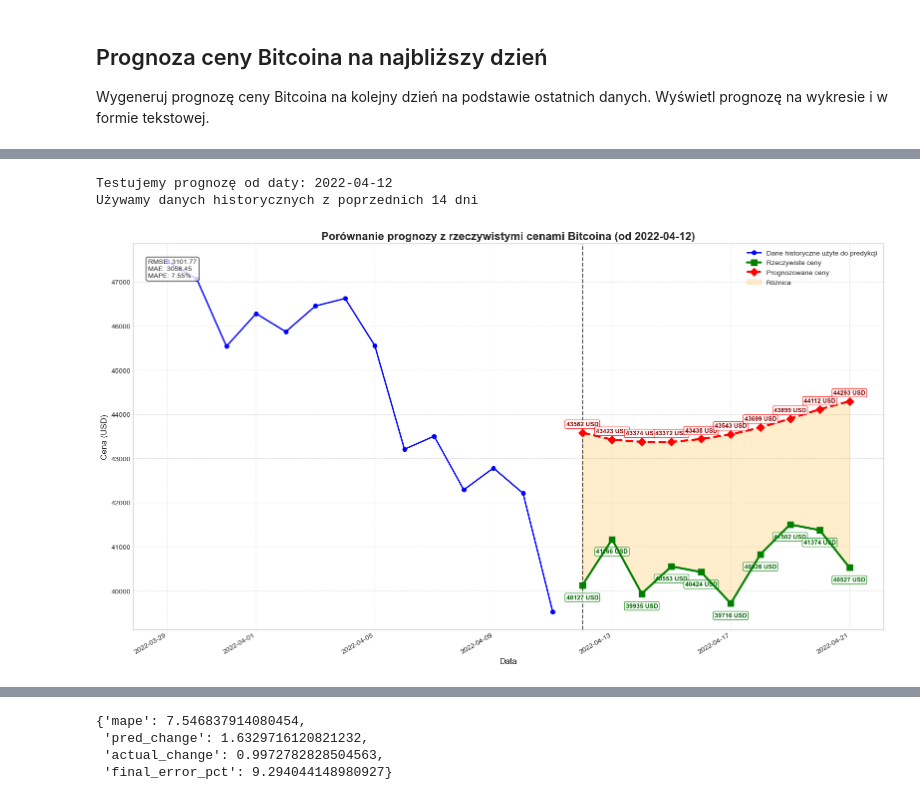
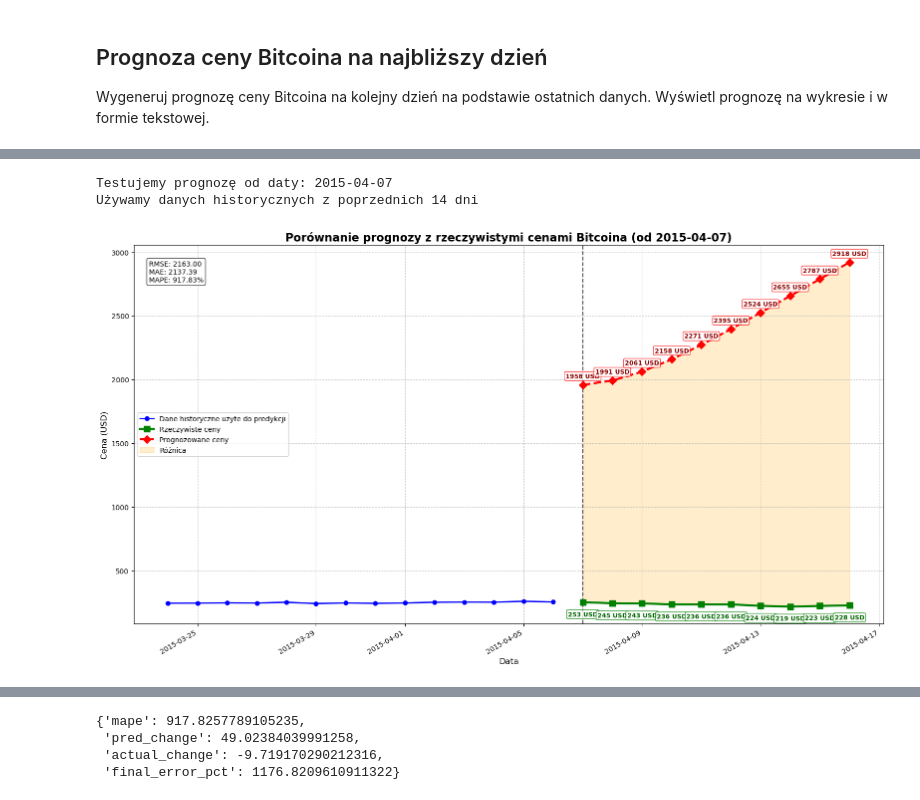
Before and after one commit to LiCHUTKO/bitcoin-price-prediction, a Jupyter notebook: notebook.ipynb, the cells around one changed output, grey strips where cells are left out. Cells and saved outputs as stored; diff of their text form; code cells hidden in the pictures.

```diff
--- a/notebook.ipynb
+++ b/notebook.ipynb
@@ -16,27 +12,13 @@ import tensorflow as tf
 from tensorflow import keras
 from tensorflow.keras.layers import Dense, LSTM, Dropout, BatchNormalization
 from tensorflow.keras.models import Sequential
+from tensorflow.keras.callbacks import EarlyStopping, ModelCheckpoint
 
 from sklearn.preprocessing import MinMaxScaler
 from sklearn.metrics import mean_squared_error, mean_absolute_error, r2_score
+from sklearn.model_selection import train_test_split
 
 import yfinance as yf
-
-import random
-import os
-
-from sklearn.model_selection import train_test_split
-
-# Ustawienia powtarzalności
-SEED = 42
-np.random.seed(SEED)
-tf.random.set_seed(SEED)
-random.seed(SEED)
-os.environ['PYTHONHASHSEED'] = str(SEED)
-
-# Ustawienia wykresów
-plt.style.use('seaborn-v0_8-darkgrid')
-sns.set_palette('viridis')
 # %% [markdown]
 ## Pobieranie i eksploracja danych o cenach Bitcoina
 
@@ -460,23 +372,11 @@ Procentowa zmiana między pierwszą a ostatnią prognozą: 0.89%
 # %%
-# Testowanie modelu na losowych danych historycznych
 def test_bitcoin_prediction(data, model, scaler, window_size, random_seed=None):
-    """
-    Testuje predykcję ceny Bitcoina na losowo wybranym okresie z przeszłości.
 
-    Args:
-        data: DataFrame z danymi historycznymi
-        model: Wytrenowany model LSTM
-        scaler: Skaler do normalizacji danych
-        window_size: Rozmiar okna wejściowego dla LSTM
-        random_seed: Ziarno losowości dla powtarzalności
-    """
-    # Ustawienie ziarna losowości
     if random_seed is not None:
         np.random.seed(random_seed)
 
-    test_period = 10  # Liczba dni do prognozowania
+    test_period = 10
 
-    # Wybór losowego momentu z przeszłości (upewniając się, że mamy wystarczająco danych)
     min_index = window_size + 20
     max_index = len(data) - test_period - 20
     past_date_index = np.random.randint(min_index, max_index)
@@ -485,62 +385,47 @@ def test_bitcoin_prediction(data, model, scaler, window_size, random_seed=None):
     print(f"Testujemy prognozę od daty: {past_date.date()}")
     print(f"Używamy danych historycznych z poprzednich {window_size} dni")
 
-    # Pobranie danych do testów
     historical_window = data['Close'].values[past_date_index - window_size:past_date_index].copy()
     future_actual_prices = data['Close'].values[past_date_index:past_date_index + test_period]
     future_actual_dates = data.index[past_date_index:past_date_index + test_period]
 
-    # Listy do przechowywania przewidywań
     test_future_dates = []
     test_future_prices = []
     current_window = historical_window.copy()
 
-    # Wykonaj predykcje rekurencyjne na kolejne dni
     for i in range(test_period):
-        # Przygotuj dane wejściowe dla modelu
         x_input = scaler.transform(current_window.reshape(-1, 1)).flatten()
         x_input = np.array(x_input).reshape(1, window_size, 1)
 
-        # Przewidywanie ceny
         price_scaled = model.predict(x_input, verbose=0)[0][0]
         predicted_price = scaler.inverse_transform([[price_scaled]])[0][0]
 
-        # Dodaj datę i cenę
         current_date = data.index[past_date_index + i]
         test_future_dates.append(current_date)
         test_future_prices.append(predicted_price)
 
-        # Aktualizuj okno przesuwne (usuń najstarszy punkt, dodaj nową prognozę)
         current_window = np.append(current_window[1:], predicted_price)
 
-    # Konwersja danych do jednowymiarowych tablic NumPy (to naprawia błąd fill_between)
     test_future_prices = np.array(test_future_prices).flatten()
     future_actual_prices = np.array(future_actual_prices).flatten()
 
-    # Tworzenie wykresu porównawczego
     plt.figure(figsize=(16, 9))
 
-    # Rysowanie danych historycznych używanych do predykcji
     historical_dates = data.index[past_date_index - window_size:past_date_index].tolist()
     historical_prices = data['Close'].values[past_date_index - window_size:past_date_index].tolist()
     plt.plot(historical_dates, historical_prices, 'b-', marker='o', linewidth=2,
              markersize=6, label='Dane historyczne użyte do predykcji')
 
-    # Rysowanie rzeczywistych cen
     plt.plot(future_actual_dates, future_actual_prices, 'g-', marker='s', linewidth=3,
              markersize=8, label='Rzeczywiste ceny', zorder=4)
 
-    # Rysowanie prognoz
     plt.plot(test_future_dates, test_future_prices, 'r--', linewidth=3, marker='D',
              markersize=8, label='Prognozowane ceny', zorder=3)
 
-    # Dodanie wypełnienia dla lepszej wizualizacji różnicy między prognozą a rzeczywistością
     plt.fill_between(test_future_dates, test_future_prices, future_actual_prices,
                      color='orange', alpha=0.2, label='Różnica')
 
-    # Dodanie etykiet z cenami dla prognoz i rzeczywistych wartości
     for i, (date, pred, actual) in enumerate(zip(test_future_dates, test_future_prices, future_actual_prices)):
-        # Etykiety dla prognoz
         plt.annotate(f'{int(pred)} USD',
                      xy=(date, pred),
                      xytext=(0, 10),
@@ -551,7 +436,6 @@ def test_bitcoin_prediction(data, model, scaler, window_size, random_seed=None):
                      ha='center',
                      bbox=dict(boxstyle='round,pad=0.2', fc='white', ec='red', alpha=0.8))
 
-        # Etykiety dla rzeczywistych cen
         plt.annotate(f'{int(actual)} USD',
                      xy=(date, actual),
                      xytext=(0, -20),
@@ -562,10 +446,8 @@ def test_bitcoin_prediction(data, model, scaler, window_size, random_seed=None):
                      ha='center',
                      bbox=dict(boxstyle='round,pad=0.2', fc='white', ec='green', alpha=0.8))
 
-    # Dodanie pionowej linii oddzielającej dane historyczne od prognoz
     plt.axvline(x=past_date, color='black', linestyle='--', alpha=0.7)
 
-    # Dodanie opisów i tytułu
     plt.title(f'Porównanie prognozy z rzeczywistymi cenami Bitcoina (od {past_date.date()})',
               fontsize=16, fontweight='bold')
     plt.xlabel('Data', fontsize=12)
@@ -575,15 +457,12 @@ def test_bitcoin_prediction(data, model, scaler, window_size, random_seed=None):
     plt.legend(loc='best')
     plt.tight_layout()
 
-    # Obliczanie błędów prognozy
     mse = mean_squared_error(future_actual_prices, test_future_prices)
     rmse = np.sqrt(mse)
     mae = mean_absolute_error(future_actual_prices, test_future_prices)
 
-    # Obliczanie średniego procentowego błędu
     mape = np.mean(np.abs((future_actual_prices - test_future_prices) / future_actual_prices)) * 100
 
-    # Dodanie informacji o błędach na wykresie
     info_text = f'RMSE: {rmse:.2f}\nMAE: {mae:.2f}\nMAPE: {mape:.2f}%'
     plt.annotate(info_text, xy=(0.02, 0.96), xycoords='axes fraction',
                  bbox=dict(boxstyle='round', fc='white', ec='black', alpha=0.8),
@@ -591,37 +470,34 @@ def test_bitcoin_prediction(data, model, scaler, window_size, random_seed=None):
 
     plt.show()
 
-    # Wypisanie tabeli porównawczej
     print("\nTabela porównawcza prognoz z rzeczywistymi cenami:")
     for i, (date, pred, actual) in enumerate(zip(test_future_dates, test_future_prices, future_actual_prices)):
         diff = pred - actual
         diff_percent = (diff / actual) * 100
         print(f"Dzień {i+1}: {date.date()} - Prognoza: {int(pred)} USD, Rzeczywista: {int(actual)} USD, " +
               f"Różnica: {int(diff)} USD ({diff_percent:.2f}%)")
 
-    # Podsumowanie wyników
     final_diff = test_future_prices[-1] - future_actual_prices[-1]
     final_diff_percent = (final_diff / future_actual_prices[-1]) * 100
 
     pred_change = ((test_future_prices[-1] - test_future_prices[0]) / test_future_prices[0] * 100)
     actual_change = ((future_actual_prices[-1] - future_actual_prices[0]) / future_actual_prices[0] * 100)
 
     print(f"\nŚredni bezwzględny błąd procentowy (MAPE): {mape:.2f}%")
     print(f"Prognozowana zmiana po 10 dniach: {pred_change:.2f}%")
     print(f"Rzeczywista zmiana po 10 dniach: {actual_change:.2f}%")
     print(f"Błąd prognozy na 10. dzień: {final_diff_percent:.2f}%")
 
     return {
         'mape': mape,
         'pred_change': pred_change,
         'actual_change': actual_change,
         'final_error_pct': final_diff_percent
     }
 
-# Uruchom test z losowym ziarnem dla powtarzalności
 test_bitcoin_prediction(data, model, scaler, window_size)
 # %% [output]
-Testujemy prognozę od daty: 2022-04-12
+Testujemy prognozę od daty: 2015-04-07
 Używamy danych historycznych z poprzednich 14 dni
-[figure, old version]
+[figure, new version]
 Tabela porównawcza prognoz z rzeczywistymi cenami:
@@ -643,4 +519,4 @@ Błąd prognozy na 10. dzień: 9.29%
-{'mape': 7.546837914080454,
- 'pred_change': 1.6329716120821232,
- 'actual_change': 0.9972782828504563,
- 'final_error_pct': 9.294044148980927}
+{'mape': 917.8257789105235,
+ 'pred_change': 49.02384039991258,
+ 'actual_change': -9.719170290212316,
+ 'final_error_pct': 1176.8209610911322}
```
Also changed, not shown: parts of 9 cells of this notebook.
